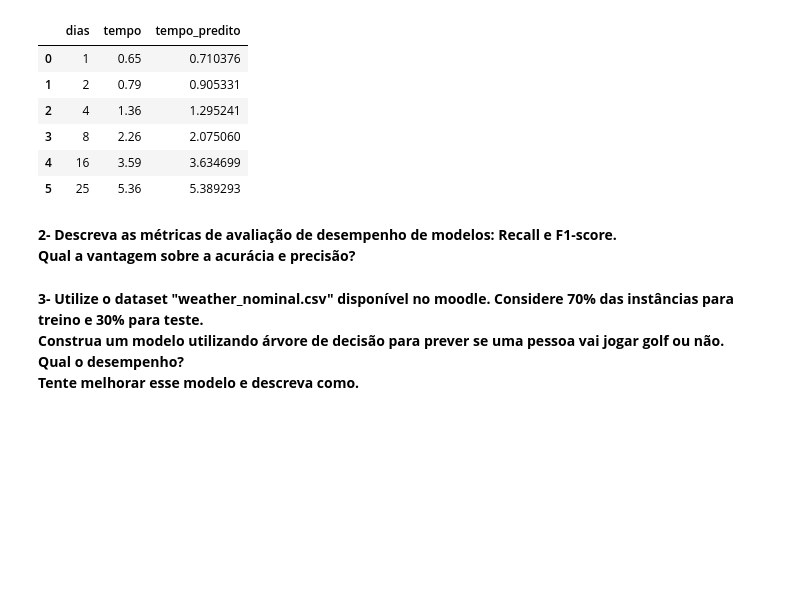
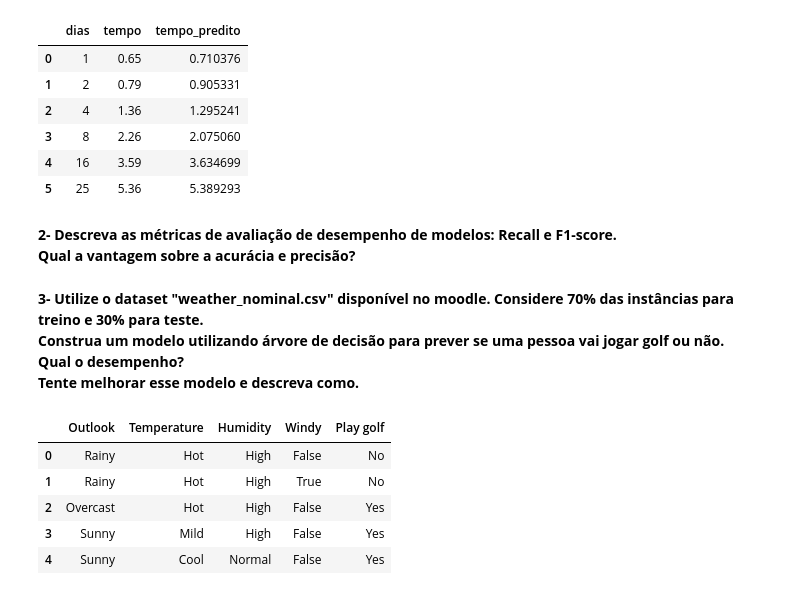
Before and after one commit to altierispeixoto/notebooks, a Jupyter notebook: exercicios-ds/modelagem.ipynb, the cells around one changed output. Saved outputs shown, nothing was run; the diff lists cells and outputs as text; code cells hidden in the pictures; blank space fills up the shorter version.

```diff
--- a/exercicios-ds/modelagem.ipynb
+++ b/exercicios-ds/modelagem.ipynb
@@ -96,0 +101,11 @@ Tente melhorar esse modelo e descreva como.**
+# %%
+df_raw = pd.read_csv('weather_nominal.csv')
+# %%
+df_raw.head()
+# %% [output]
+|  | Outlook | Temperature | Humidity | Windy | Play golf |
+| 0 | Rainy | Hot | High | False | No |
+| 1 | Rainy | Hot | High | True | No |
+| 2 | Overcast | Hot | High | False | Yes |
+| 3 | Sunny | Mild | High | False | Yes |
+| 4 | Sunny | Cool | Normal | False | Yes |
```
Also changed, not shown: parts of 12 cells of this notebook.
